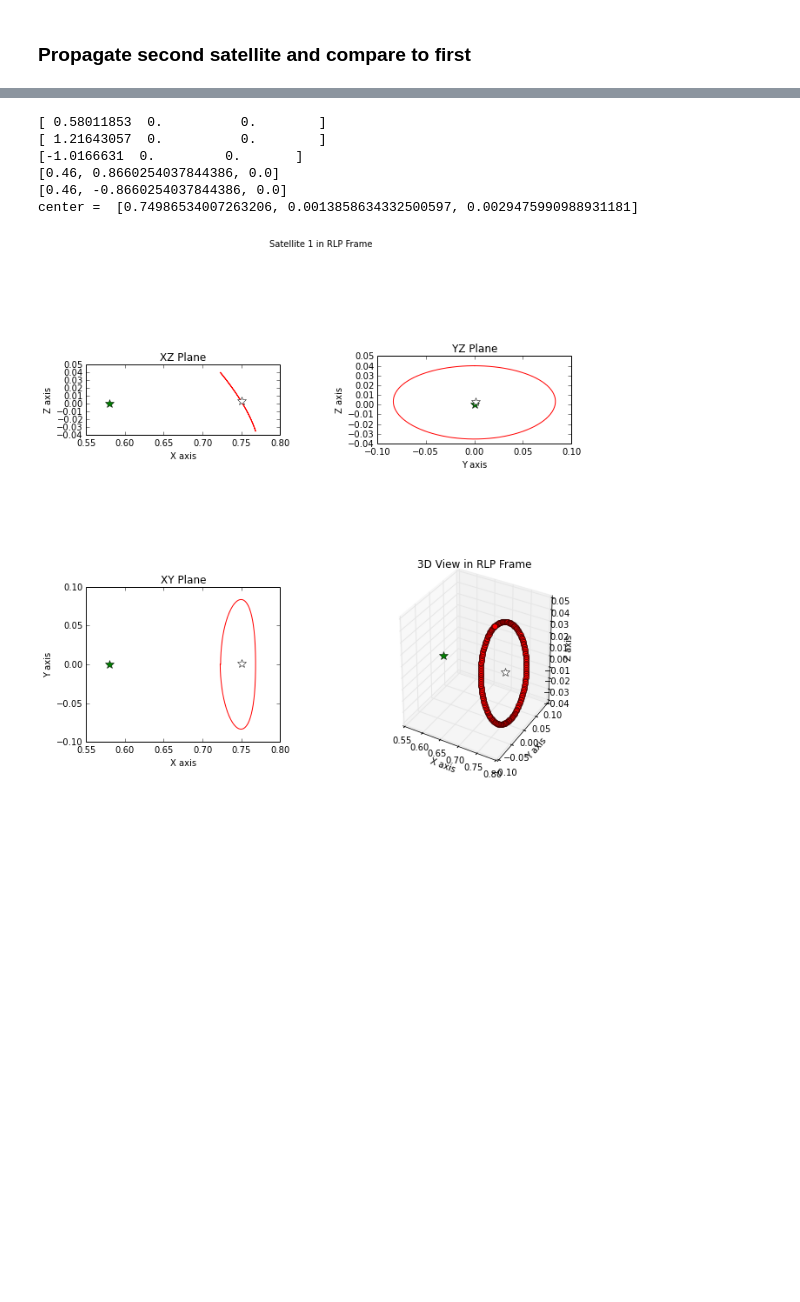
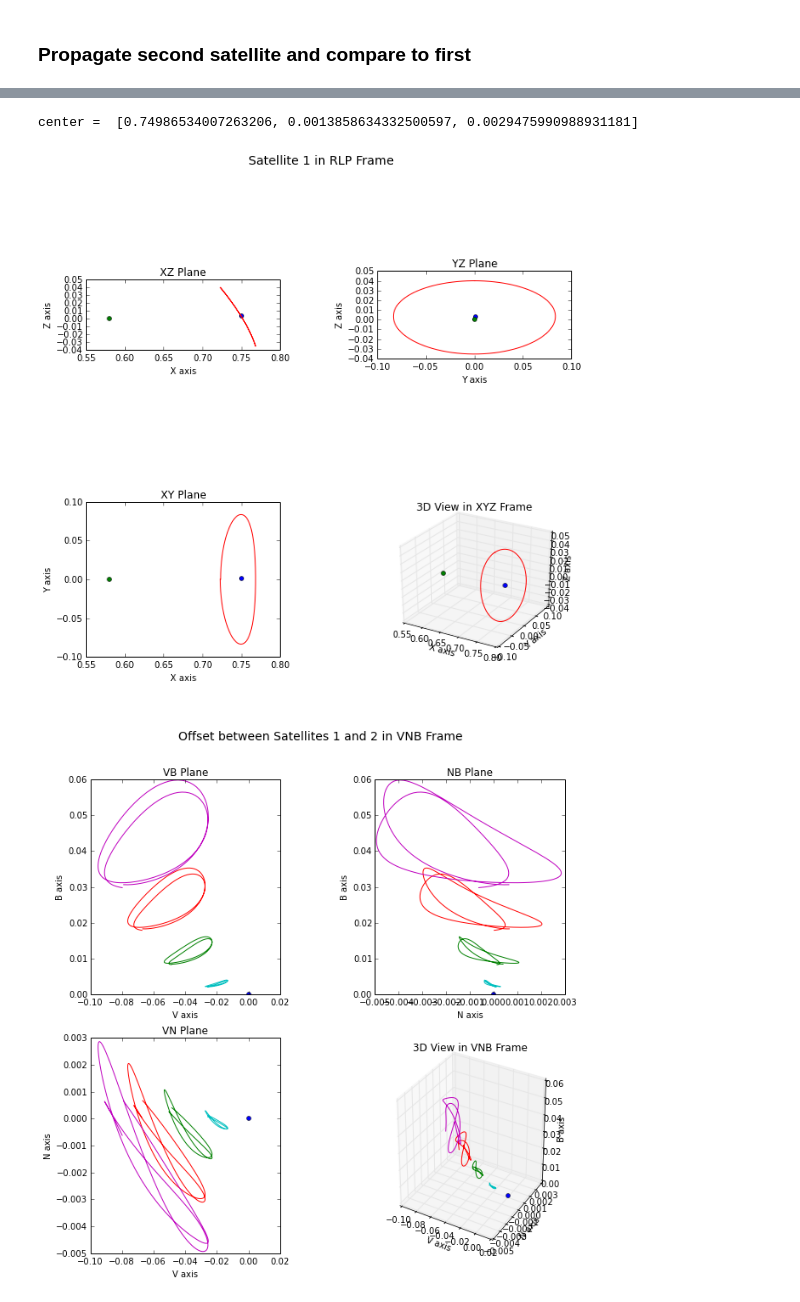
Before and after one commit to aerosara/thesis, a Jupyter notebook: notebooks/CRTBP Propagator with Two Spacecraft with Functions.ipynb, the cells around one changed output, grey strips where cells are left out. Cells and saved outputs as stored; diff of their text form; code cells hidden in the pictures; blank space fills up the shorter version.

```diff
--- a/notebooks/CRTBP Propagator with Two Spacecraft with Functions.ipynb
+++ b/notebooks/CRTBP Propagator with Two Spacecraft with Functions.ipynb
@@ -97,17 +40,0 @@ def nonlinearDerivativesFunction(inputstate, timespan, mu):
-# %%
-def SetInitialConditions(ICs, ICset = 'Howell', ICtestcase = 0, numPoints = 2000):
-
-    # user inputs
-    #ICset = 'Howell'  # 'Sharp' 'Howell' 'Barbee'
-    #ICtestcase = 0
-    #numPoints = 2000
-
-    # assign simulation variables using specified elements from dictionary of IC's
-    mu = ICs[ICset]['mu'][ICtestcase]
-
-    timespan = np.linspace(0, ICs[ICset]['T'][ICtestcase], numPoints)
-
-    initialstate1 = [ICs[ICset]['X'][ICtestcase], 0,                              ICs[ICset]['Z'][ICtestcase],
-                     0,                           ICs[ICset]['Ydot'][ICtestcase], 0]
-
-    return mu, timespan, initialstate1
@@ -694,11 +162,14 @@ mu, timespan, initialstate1 = SetInitialConditions(ICs, ICset = 'Howell', ICtest
 
 L1, L2, L3, L4, L5 = ComputeLibrationPoints(mu)
 
-x1, y1, z1, xdot1, ydot1, zdot1 = PropagateFirstSatellite(mu, timespan, initialstate1)
+x1, y1, z1, xdot1, ydot1, zdot1 = PropagateSatellite(mu, timespan, initialstate1)
 
-center = FindOrbitCenter(x1, y1, z1)
+center = FindOrbitCenter(x1, y1, z1);
 
-RLPPlots(x1, y1, z1, L1, center)
+# Plot satellite 1 in RLP frame
+data = {'sat1': {'x':x1, 'y':y1, 'z':z1}}
+points = {'L1': L1, 'center': center}
+PlotGrid('Satellite 1 in RLP Frame', 'X', 'Y', 'Z', data, points, 'equal')
 
 rVec, iVec, cVec = BuildRICFrame(x1, y1, z1, xdot1, ydot1, zdot1, center)
 
@@ -707,51 +178,74 @@ vVec, nVec, bVec = BuildVNBFrame(x1, y1, z1, xdot1, ydot1, zdot1, center)
 
 # Second satellite (as function of theta index)
 
-def SecondSatellite(thetaindex):
+data.clear();
 
-    initialstate2 = InitializeSecondSatellite(thetaindex, x1, y1, z1, xdot1, ydot1, zdot1, center)
+#def SecondSatellite(thetaindex):
+for thetaindex in np.arange(10, 50, 10):
 
-    x2, y2, z2, xdot2, ydot2, zdot2 = PropSecondSatellite(mu, timespan, initialstate2)
+    initialstate2 = InitializeSecondSatellite(thetaindex, x1, y1, z1, xdot1, ydot1, zdot1, center);
 
-    dx, dy, dz = ComputeOffsets(timespan, x1, y1, z1, xdot1, ydot1, zdot1, x2, y2, z2, xdot2, ydot2, zdot2)
+    x2, y2, z2, xdot2, ydot2, zdot2 = PropagateSatellite(mu, timespan, initialstate2);
 
-    #RLPBothSatellitesPlots(x1, y1, z1, x2, y2, z2, L1, center)
-    RLPOffsetPlots(dx, dy, dz)
-    #RICPlots(dx, dy, dz, rVec, iVec, cVec)
-    #VNBPlots(dx, dy, dz, vVec, nVec, bVec)
+    # Compute offsets in RLP frame
+    dx, dy, dz = ComputeOffsets(timespan, x1, y1, z1, xdot1, ydot1, zdot1, x2, y2, z2, xdot2, ydot2, zdot2);
 
-    return dx, dy, dz, x2, y2, z2
+    # Compute offsets in RIC frame
+    dr, di, dc = ConvertOffsets(dx, dy, dz, rVec, iVec, cVec);
+
+    # Compute offsets in VNB frame
+    dv, dn, db = ConvertOffsets(dx, dy, dz, vVec, nVec, bVec);
+
+    data['offsetVNB' + str(thetaindex)] = {'x':dv, 'y':dn, 'z':db}
+
+    # Plot both satellites in RLP
+    #data = {'sat1': {'x':x1, 'y':y1, 'z':z1}, 'sat2': {'x':x2, 'y':y2, 'z':z2}}
+    #points = {'L1': L1, 'center': center}
+    #PlotGrid('Satellites 1 and 2 in RLP Frame', 'X', 'Y', 'Z', data, points, 'equal')
+
+    # Plot offset (relative motion) between satellites 1 and 2 in RLP
+    #data = {'offsetRLP': {'x':dx, 'y':dy, 'z':dz}}
+    #points = {'zero': [0,0,0]}
+    #PlotGrid('Offset between Satellites 1 and 2 in RLP Frame', 'X', 'Y', 'Z', data, points, 'auto')
+
+    # Plot relative motion in RIC frame
+    #data = {'offsetRIC': {'x':dr, 'y':di, 'z':dc}}
+    #points = {'zero': [0,0,0]}
+    #PlotGrid('Offset between Satellites 1 and 2 in RIC Frame', 'R', 'I', 'C', data, points, 'auto')
+
+# Plot relative motion in VNB frame
+#data = {'offsetVNB': {'x':dv, 'y':dn, 'z':db}}
+points = {'zero': [0,0,0]}
+PlotGrid('Offset between Satellites 1 and 2 in VNB Frame', 'V', 'N', 'B', data, points, 'auto')
+
+    #return dx, dy, dz, x2, y2, z2
 
 
 #def RLPBothSatellitesWidget(thetaindex):
 
 #    SecondSatellite(thetaindex)
 
 #    RLPBothSatellitesPlots(x1, y1, z1, x2, y2, z2, L1, center)
 
 #def RLPOffsetWidget(thetaindex):
 
 #    SecondSatellite(thetaindex)
 
 #    RLPOffsetPlots(dx, dy, dz)
 
 #def RICWidget(thetaindex):
 
 #    SecondSatellite(thetaindex)
 
 #    RICPlots(dx, dy, dz, rVec, iVec, cVec)
 
 #def VNBWidget(thetaindex):
 
 #    SecondSatellite(thetaindex)
 
 #    VNBPlots(dx, dy, dz, vVec, nVec, bVec)
 # %% [output]
-[ 0.58011853  0.          0.        ]
-[ 1.21643057  0.          0.        ]
-[-1.0166631  0.         0.       ]
-[0.46, 0.8660254037844386, 0.0]
-[0.46, -0.8660254037844386, 0.0]
 center =  [0.74986534007263206, 0.0013858634332500597, 0.0029475990988931181]
-[figure, old version]
+[figure, new version]
+[figure, added]
 # %%
```
Also changed, not shown: parts of 23 cells of this notebook, 10 other files.
